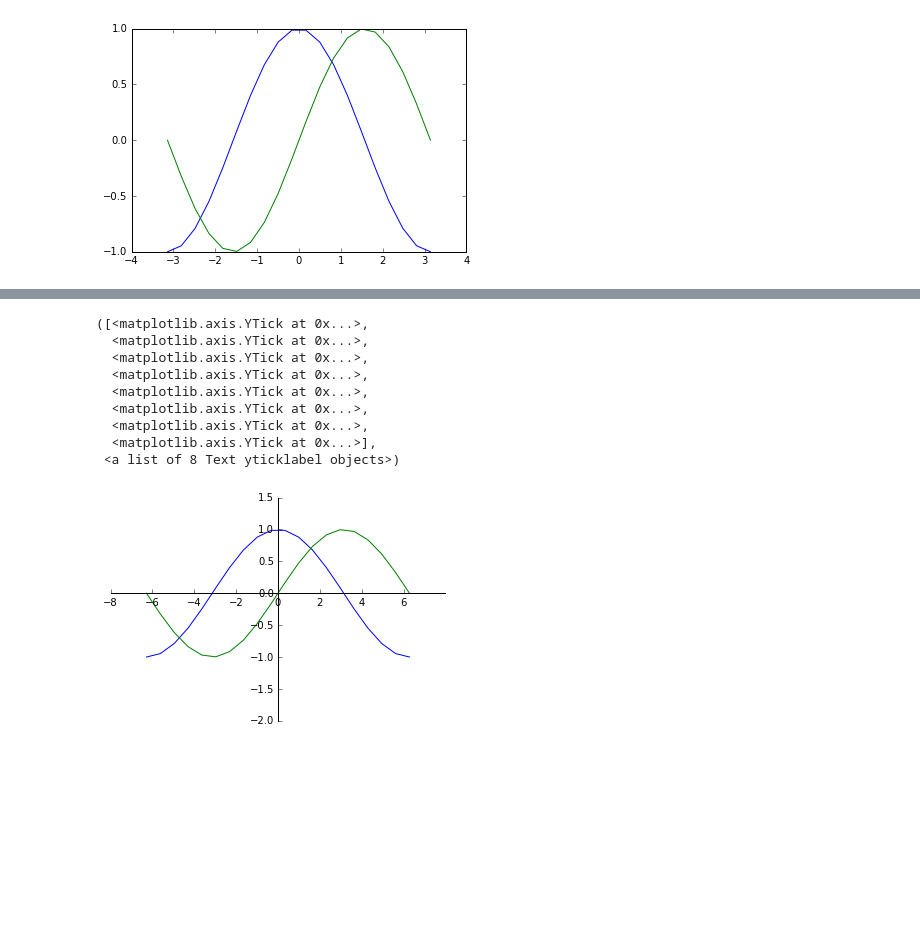
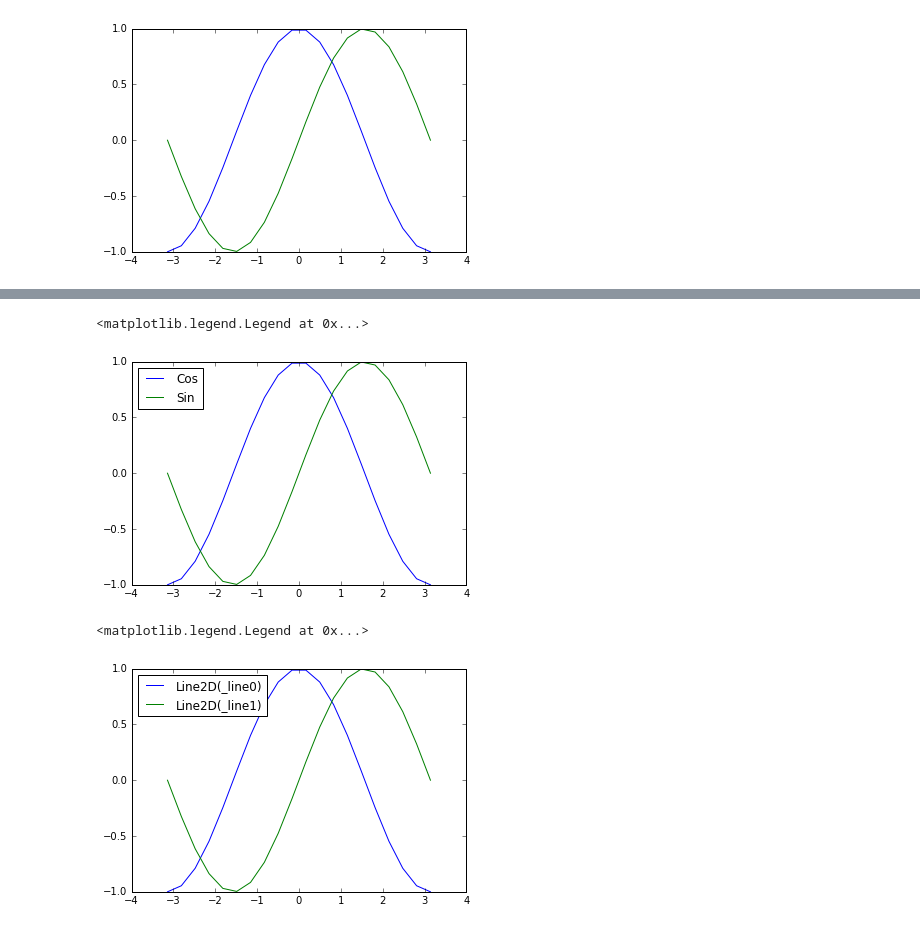
Before and after one commit to atulsingh0/MachineLearning, a Jupyter notebook: scikit-learn/Matplotlib_Tutorial_03.ipynb, the cells around one changed output, grey strips where cells are left out. Saved outputs shown, nothing was run; the diff lists cells and outputs as text; code cells hidden in the pictures; blank space fills up the shorter version.

```diff
--- a/scikit-learn/Matplotlib_Tutorial_03.ipynb
+++ b/scikit-learn/Matplotlib_Tutorial_03.ipynb
@@ -222,34 +32,18 @@ ax.spines['left'].set_position(('data',0))
-# %%
-plt.plot(X, C,
-         X, S)
-
-ax = plt.gca()
-
-# making the top and right spine invisible:
-ax.spines['top'].set_color('none')
-ax.spines['right'].set_color('none')
-
-# moving all top ticks tp bottom and right ticks to left
-ax.xaxis.set_ticks_position('bottom')
-ax.yaxis.set_ticks_position('left')
-
-# moving bottom spine up to y=0 position:
-ax.spines['bottom'].set_position(('data',0))
-
-# moving left spine to the right to position x == 0:
-ax.spines['left'].set_position(('data',0))
-
-# setting ticks value
-plt.xticks(np.arange(-8, 8, 2))
-plt.yticks(np.arange(-2, 2, 0.5))
-# %% [output]
-([<matplotlib.axis.YTick at 0x...>,
-  <matplotlib.axis.YTick at 0x...>,
-  <matplotlib.axis.YTick at 0x...>,
-  <matplotlib.axis.YTick at 0x...>,
-  <matplotlib.axis.YTick at 0x...>,
-  <matplotlib.axis.YTick at 0x...>,
-  <matplotlib.axis.YTick at 0x...>,
-  <matplotlib.axis.YTick at 0x...>],
- <a list of 8 Text yticklabel objects>)
-[figure, removed]
+# %%
+plt.plot(X, C, label='Cos')
+plt.plot(X, S, label='Sin')
+
+plt.legend(loc='best')  # python itself choose the best location for legends
+# %% [output]
+<matplotlib.legend.Legend at 0x...>
+[figure, added]
+# %%
+# one more way to add legends
+
+l1, = plt.plot(X, C)
+l2, = plt.plot(X, S)
+
+plt.legend([l1, l2],loc='best')  # this will print the legends generated by matplotlib
+# %% [output]
+<matplotlib.legend.Legend at 0x...>
+[figure, added]
```
Also changed, not shown: parts of 30 cells of this notebook, 6 other files.
